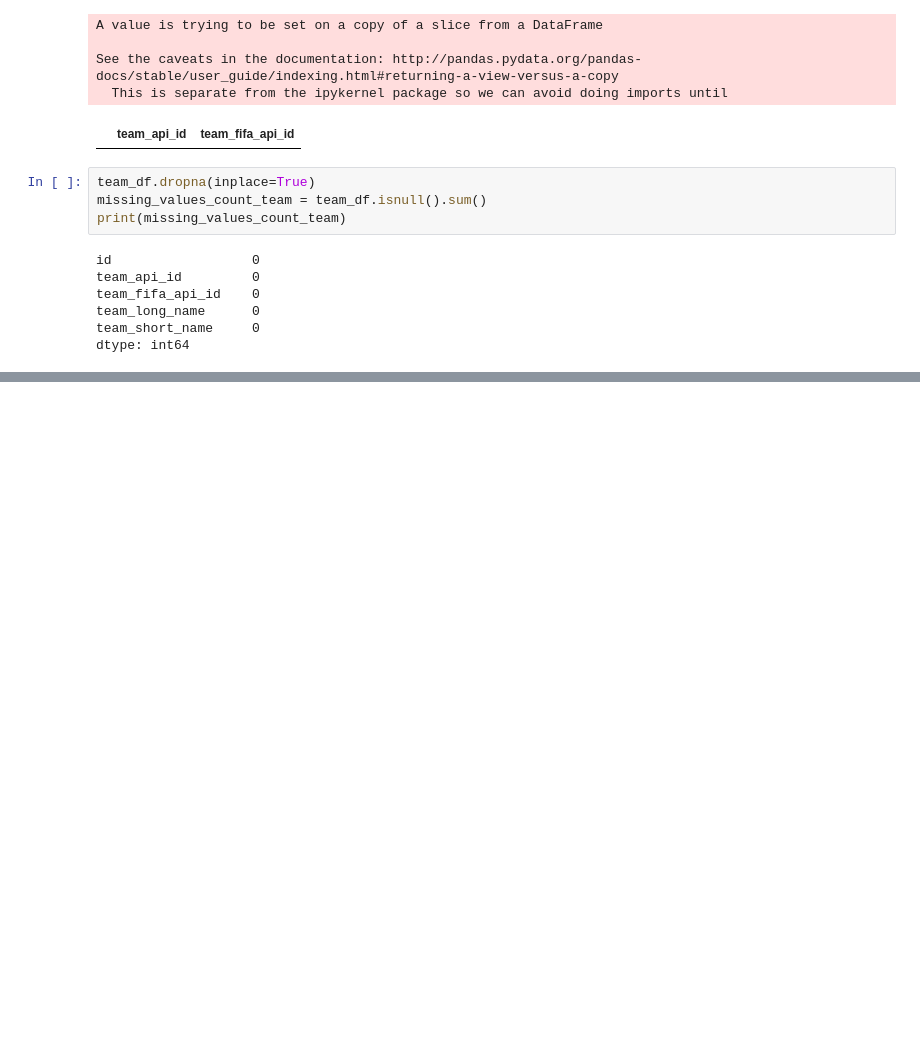
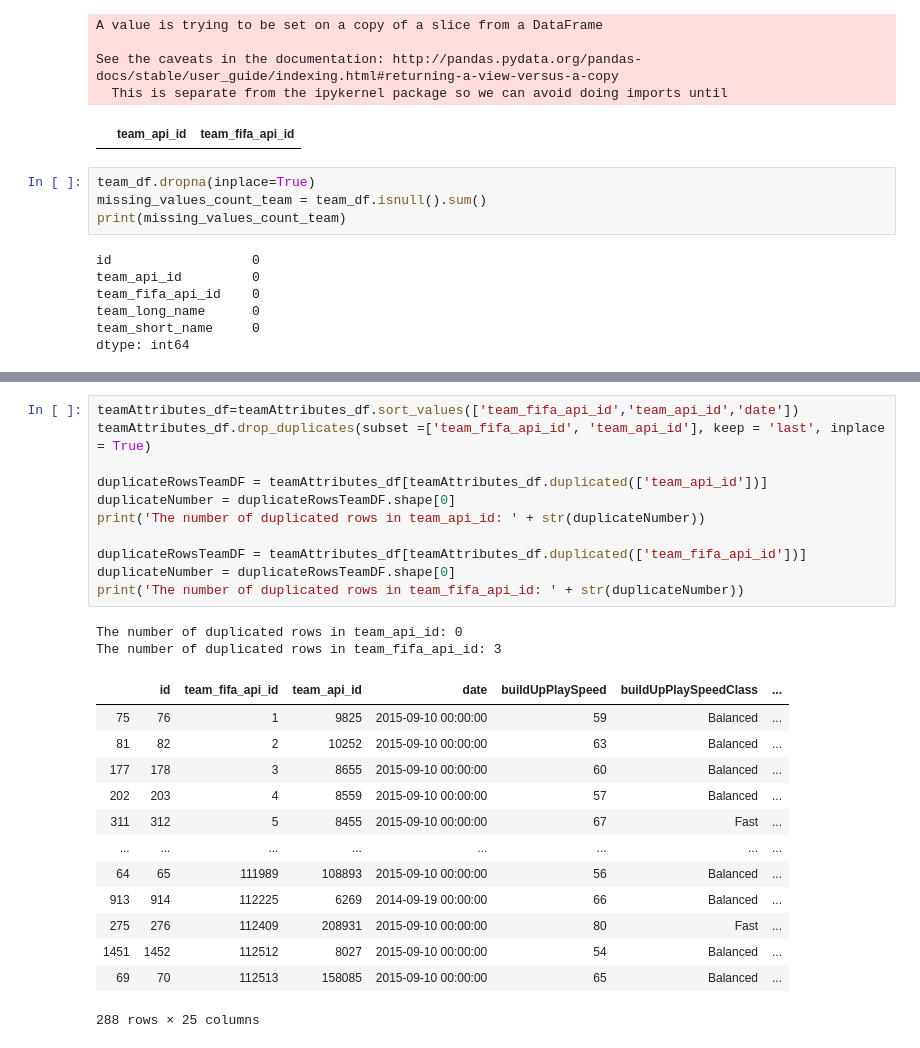
Before and after one commit to AmgadAshraf/EuropeanSoccer, a Jupyter notebook: ProjectNotebook.ipynb, the cells around one changed output, grey strips where cells are left out. Saved outputs shown, nothing was run; the diff lists cells and outputs as text; blank space fills up the shorter version.

```diff
--- a/ProjectNotebook.ipynb
+++ b/ProjectNotebook.ipynb
@@ -753,0 +805,27 @@ team_df
+# %%
+teamAttributes_df=teamAttributes_df.sort_values(['team_fifa_api_id','team_api_id','date'])
+teamAttributes_df.drop_duplicates(subset =['team_fifa_api_id', 'team_api_id'], keep = 'last', inplace = True)
+
+duplicateRowsTeamDF = teamAttributes_df[teamAttributes_df.duplicated(['team_api_id'])]
+duplicateNumber = duplicateRowsTeamDF.shape[0]
+print('The number of duplicated rows in team_api_id: ' + str(duplicateNumber))
+
+duplicateRowsTeamDF = teamAttributes_df[teamAttributes_df.duplicated(['team_fifa_api_id'])]
+duplicateNumber = duplicateRowsTeamDF.shape[0]
+print('The number of duplicated rows in team_fifa_api_id: ' + str(duplicateNumber))
+# %% [output]
+The number of duplicated rows in team_api_id: 0
+The number of duplicated rows in team_fifa_api_id: 3
+|  | id | team_fifa_api_id | team_api_id | date | buildUpPlaySpeed | buildUpPlaySpeedClass | ... |
+| 75 | 76 | 1 | 9825 | 2015-09-10 00:00:00 | 59 | Balanced | ... |
+| 81 | 82 | 2 | 10252 | 2015-09-10 00:00:00 | 63 | Balanced | ... |
+| 177 | 178 | 3 | 8655 | 2015-09-10 00:00:00 | 60 | Balanced | ... |
+| 202 | 203 | 4 | 8559 | 2015-09-10 00:00:00 | 57 | Balanced | ... |
+| 311 | 312 | 5 | 8455 | 2015-09-10 00:00:00 | 67 | Fast | ... |
+| ... | ... | ... | ... | ... | ... | ... | ... |
+| 64 | 65 | 111989 | 108893 | 2015-09-10 00:00:00 | 56 | Balanced | ... |
+| 913 | 914 | 112225 | 6269 | 2014-09-19 00:00:00 | 66 | Balanced | ... |
+| 275 | 276 | 112409 | 208931 | 2015-09-10 00:00:00 | 80 | Fast | ... |
+| 1451 | 1452 | 112512 | 8027 | 2015-09-10 00:00:00 | 54 | Balanced | ... |
+| 69 | 70 | 112513 | 158085 | 2015-09-10 00:00:00 | 65 | Balanced | ... |
+288 rows × 25 columns
```
Also changed, not shown: parts of 15 cells of this notebook.
